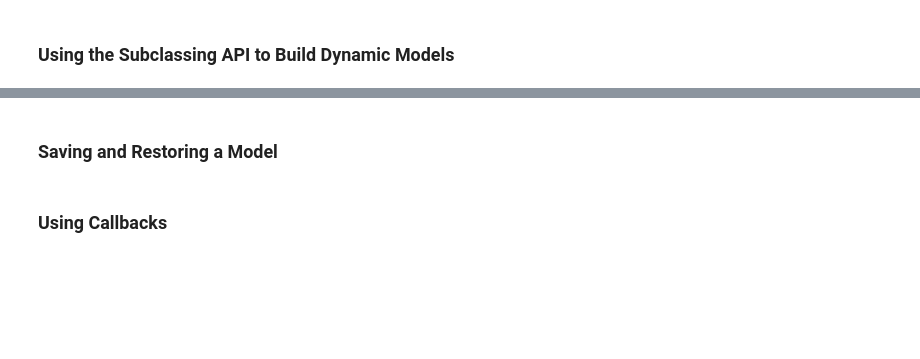
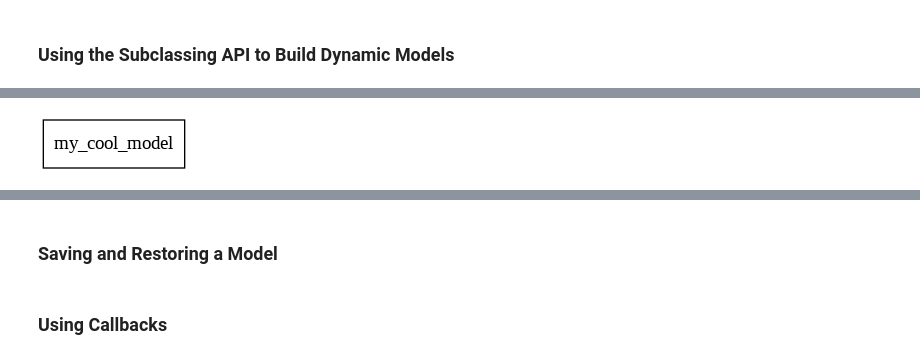
Before and after one commit to sambitmukherjee/handson-ml3, a Jupyter notebook: 10_neural_nets_with_keras.ipynb, the cells around one changed output, grey strips where cells are left out. Drawn from its saved outputs; the diff is of its cells as text; code cells hidden in the pictures; blank space fills up the shorter version.

```diff
--- a/10_neural_nets_with_keras.ipynb
+++ b/10_neural_nets_with_keras.ipynb
@@ -1076,11 +1390,11 @@ y_pred = dict(zip(model.output_names, y_pred_tuple))
 # %%
 class WideAndDeepModel(tf.keras.Model):
     def __init__(self, units=30, activation="relu", **kwargs):
-        super().__init__(**kwargs)  # needed to support naming the model
+        super().__init__(**kwargs) # Needed to support naming the model.
         self.norm_layer_wide = tf.keras.layers.Normalization()
         self.norm_layer_deep = tf.keras.layers.Normalization()
-        self.hidden1 = tf.keras.layers.Dense(units, activation=activation)
-        self.hidden2 = tf.keras.layers.Dense(units, activation=activation)
+        self.hidden1 = tf.keras.layers.Dense(30, activation=activation)
+        self.hidden2 = tf.keras.layers.Dense(30, activation=activation)
         self.main_output = tf.keras.layers.Dense(1)
         self.aux_output = tf.keras.layers.Dense(1)
 
@@ -1094,6 +1408,3 @@ class WideAndDeepModel(tf.keras.Model):
         output = self.main_output(concat)
         aux_output = self.aux_output(hidden2)
         return output, aux_output
-
-tf.random.set_seed(42)  # extra code – just for reproducibility
-model = WideAndDeepModel(30, activation="relu", name="my_cool_model")
@@ -1100,12 +1423,3 @@ model = WideAndDeepModel(30, activation="relu", name="my_cool_model")
 # %%
 optimizer = tf.keras.optimizers.Adam(learning_rate=1e-3)
-model.compile(loss="mse", loss_weights=[0.9, 0.1], optimizer=optimizer,
-              metrics=["RootMeanSquaredError"])
-model.norm_layer_wide.adapt(X_train_wide)
-model.norm_layer_deep.adapt(X_train_deep)
-history = model.fit(
-    (X_train_wide, X_train_deep), (y_train, y_train), epochs=10,
-    validation_data=((X_valid_wide, X_valid_deep), (y_valid, y_valid)))
-eval_results = model.evaluate((X_test_wide, X_test_deep), (y_test, y_test))
-weighted_sum_of_losses, main_loss, aux_loss, main_rmse, aux_rmse = eval_results
-y_pred_main, y_pred_aux = model.predict((X_new_wide, X_new_deep))
+model.compile(loss="mse", loss_weights=[0.9, 0.1], optimizer=optimizer, metrics=["RootMeanSquaredError"])
@@ -1111,0 +1428,4 @@ y_pred_main, y_pred_aux = model.predict((X_new_wide, X_new_deep))
+# %%
+model.norm_layer_wide.adapt(X_train_wide)
+model.norm_layer_deep.adapt(X_train_deep)
+history = model.fit((X_train_wide, X_train_deep), (y_train, y_train), epochs=10, validation_data=((X_valid_wide, X_valid_deep), (y_valid, y_valid)))
@@ -1111,0 +1473,4 @@ y_pred_main, y_pred_aux = model.predict((X_new_wide, X_new_deep))
+# %%
+tf.keras.utils.plot_model(model, "dynamic.png", show_shapes=True)
+# %% [output]
+[figure, added]
```
Also changed, not shown: parts of 75 cells of this notebook.
